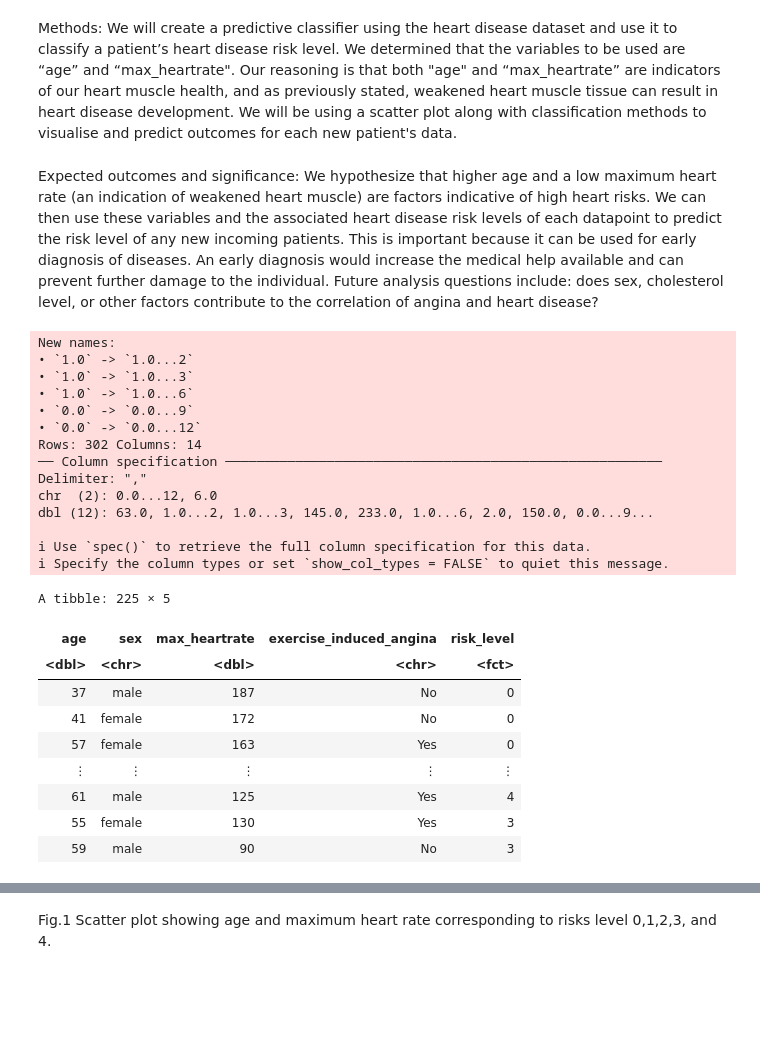
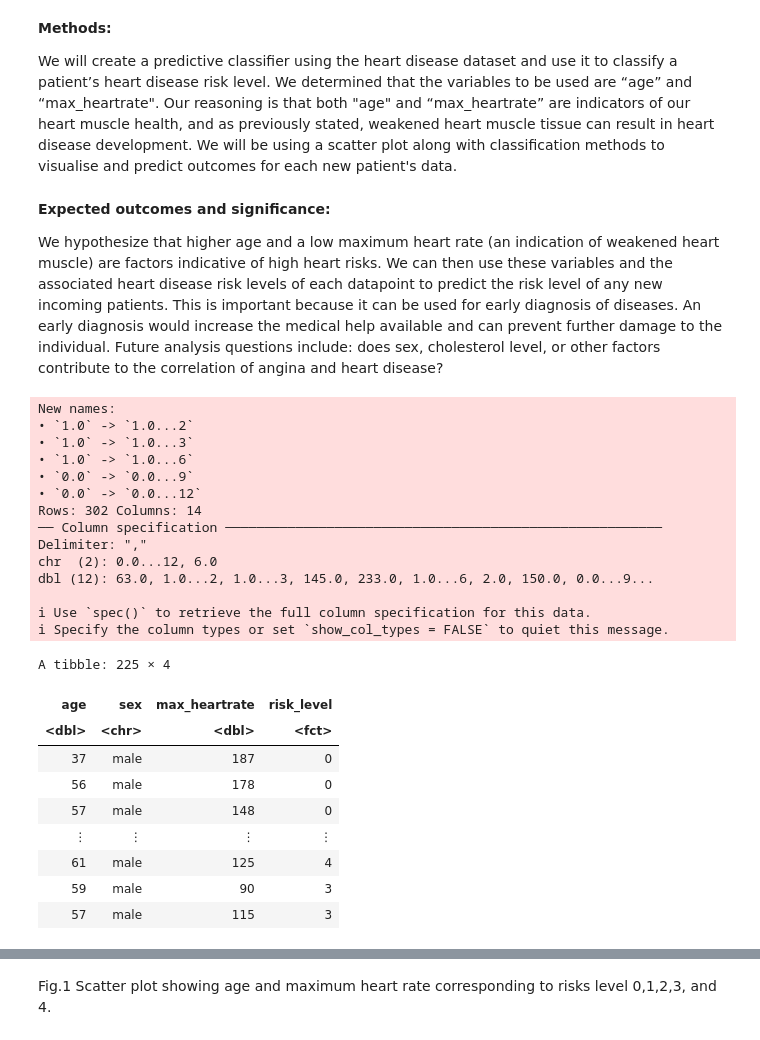
Before and after one commit to samdang03/DSCI-100_2022w2-Group-006, a Jupyter notebook: Cleveland_Heart_Data.ipynb, the cells around one changed output, grey strips where cells are left out. Cells and saved outputs as stored; diff of their text form; code cells hidden in the pictures; blank space fills up the shorter version.

```diff
--- a/Cleveland_Heart_Data.ipynb
+++ b/Cleveland_Heart_Data.ipynb
@@ -34,53 +34,62 @@ Question: Is low maximum heart rate an indication of weakened heart muscle and p
 
 We chose the Cleveland heart disease data, which is a comma separated value file, which shows a collection of patients of various ages, sex, along with chest pain and risk level. Normally, the reported risk level ranges from 0-4. 0 being there is no risk associated and 1-4 being there is a certain level of heart disease risk along with the angina.
 # %% [markdown]
-Methods:
+**Methods:**
+
 We will create a predictive classifier using the heart disease dataset and use it to classify a patient’s heart disease risk level. We determined that the variables to be used are “age” and “max_heartrate". Our reasoning is that both "age" and “max_heartrate” are indicators of our heart muscle health, and as previously stated, weakened heart muscle tissue can result in heart disease development. We will be using a scatter plot along with classification methods to visualise and predict outcomes for each new patient's data.
 # %% [markdown]
-Expected outcomes and significance:
+**Expected outcomes and significance:**
+
 We hypothesize that higher age and a low maximum heart rate (an indication of weakened heart muscle) are factors indicative of high heart risks. We can then use these variables and the associated heart disease risk levels of each datapoint to predict the risk level of any new incoming patients. This is important because it can be used for early diagnosis of diseases. An early diagnosis would increase the medical help available and can prevent further damage to the individual. Future analysis questions include: does sex, cholesterol level, or other factors contribute to the correlation of angina and heart disease?
 # %%
+# Reading the data into R and renaming columns
+
 cleveland_data<-read_csv("https://archive.ics.uci.edu/ml/machine-learning-databases/heart-disease/processed.cleveland.data")
 colnames(cleveland_data)<-c("age","sex","chest_pain","rest_bps","cholestrol_level","high_fbs?",
                             "rest_electrographics","max_heartrate","exercise_induced_angina","oldpeak","slope",
                             "colored_major_vessels","thal","risk_level")
-                            #Note, generally 0=no issue and 1-4=problem
+                            # risk_level = 0 -> No risk of heart disease
+                            # risk_level = 1-4 -> Risk of heart disease
+
+# Cleaning and Wrangling the Data into a Tidy format
+
 cleveland_data<-cleveland_data|>
-                    select(age, sex, max_heartrate, exercise_induced_angina,risk_level)|>
-                    mutate(exercise_induced_angina=case_when(exercise_induced_angina==0~"No",exercise_induced_angina==1~"Yes"))|>
+                    select(age, sex, max_heartrate, risk_level)|>
                     mutate(risk_level = as_factor(risk_level))|>
                     mutate(sex=case_when(sex==0~"female",sex==1~"male"))
+
+# Splitting data into training and testing sets
 
 cleveland_split <- initial_split(cleveland_data, prop = 0.75, strata = risk_level)
 cleveland_train <- training(cleveland_split)
 cleveland_test <- testing(cleveland_split)
 
 cleveland_train
 # %% [output]
 New names:
 • `1.0` -> `1.0...2`
 • `1.0` -> `1.0...3`
 • `1.0` -> `1.0...6`
 • `0.0` -> `0.0...9`
 • `0.0` -> `0.0...12`
 Rows: 302 Columns: 14
 ── Column specification ────────────────────────────────────────────────────────
 Delimiter: ","
 chr  (2): 0.0...12, 6.0
 dbl (12): 63.0, 1.0...2, 1.0...3, 145.0, 233.0, 1.0...6, 2.0, 150.0, 0.0...9...
 
 ℹ Use `spec()` to retrieve the full column specification for this data.
 ℹ Specify the column types or set `show_col_types = FALSE` to quiet this message.
-A tibble: 225 × 5
+A tibble: 225 × 4
-| age | sex | max_heartrate | exercise_induced_angina | risk_level |
-| <dbl> | <chr> | <dbl> | <chr> | <fct> |
-| 37 | male | 187 | No | 0 |
-| 41 | female | 172 | No | 0 |
-| 57 | female | 163 | Yes | 0 |
-| ⋮ | ⋮ | ⋮ | ⋮ | ⋮ |
-| 61 | male | 125 | Yes | 4 |
-| 55 | female | 130 | Yes | 3 |
-| 59 | male | 90 | No | 3 |
+| age | sex | max_heartrate | risk_level |
+| <dbl> | <chr> | <dbl> | <fct> |
+| 37 | male | 187 | 0 |
+| 56 | male | 178 | 0 |
+| 57 | male | 148 | 0 |
+| ⋮ | ⋮ | ⋮ | ⋮ |
+| 61 | male | 125 | 4 |
+| 59 | male | 90 | 3 |
+| 57 | male | 115 | 3 |
 # %%
 heart_data_summary <- cleveland_train |>
                     group_by(risk_level) |>
```
Also changed, not shown: parts of 7 cells of this notebook.
